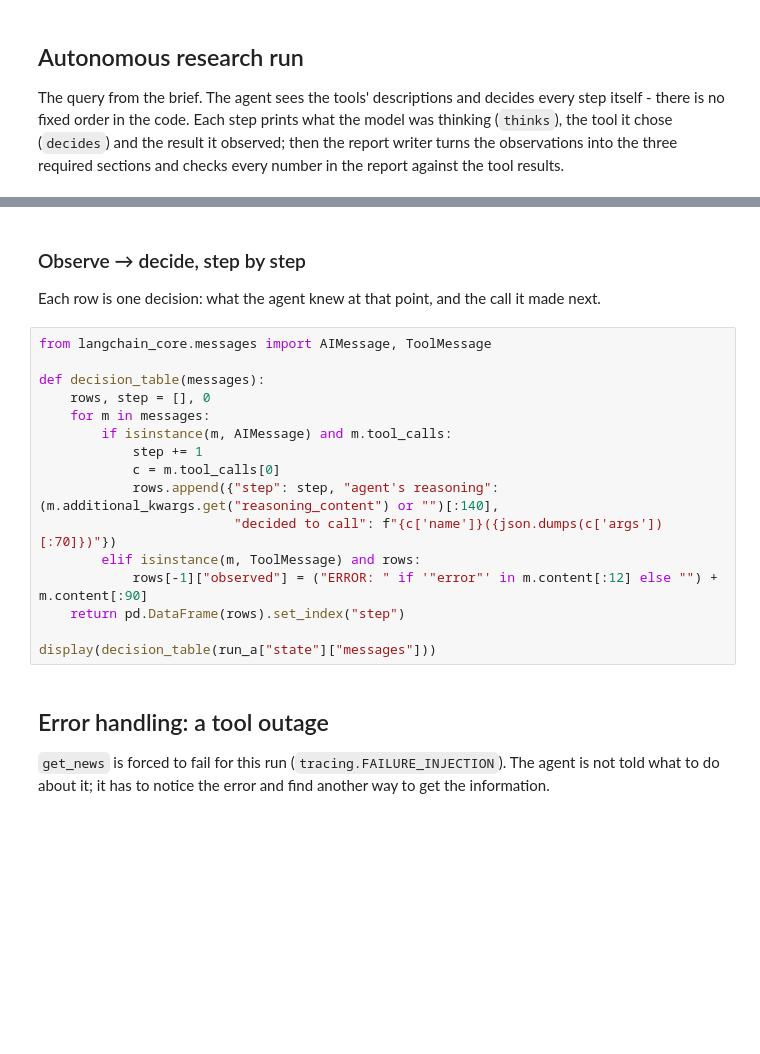
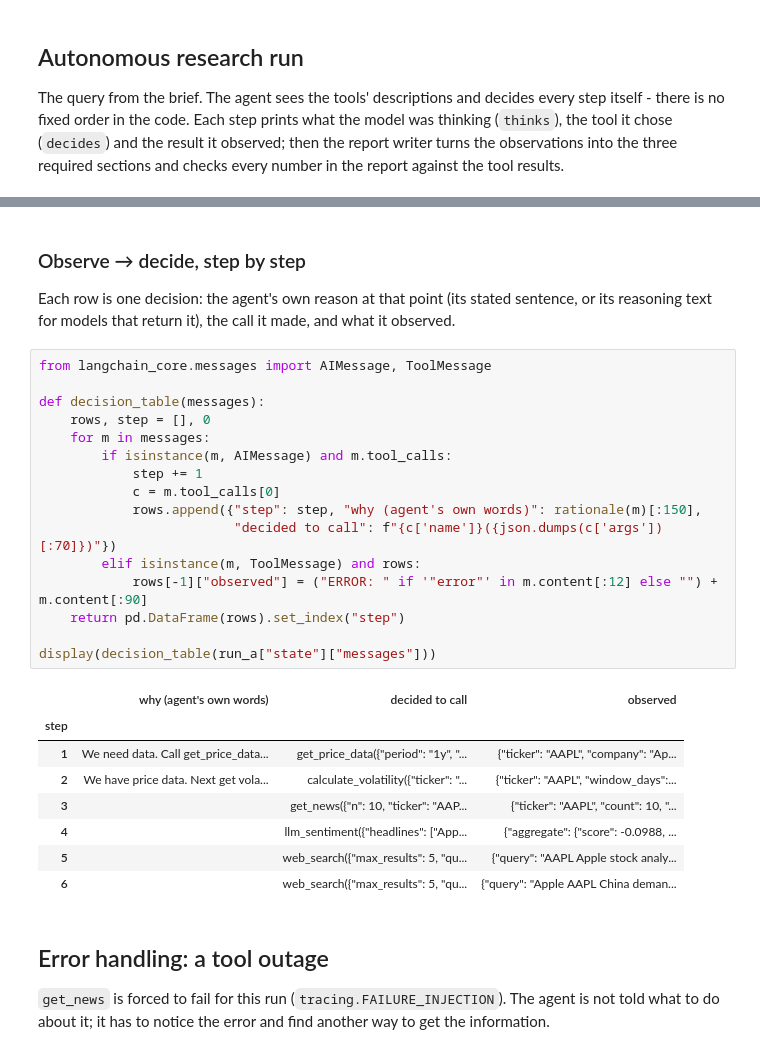
Before and after one commit to indeewara/CDAZZDEV-MLE-IndeewaraJayasuriya, a Jupyter notebook: task3_agentic/task3_multi_agent_research.ipynb, the cells around one changed output, grey strips where cells are left out. Drawn from its saved outputs; the diff is of its cells as text; blank space fills up the shorter version.

Commit message:
Task 3: executed notebook, trace, cache; quota-resilient model chain and retries

```diff
--- a/task3_agentic/task3_multi_agent_research.ipynb
+++ b/task3_agentic/task3_multi_agent_research.ipynb
@@ -109,22 +177,32 @@ print("numbers in the report not traceable to a tool result:", run_a["ungrounded
 # %% [markdown]
 ### Observe → decide, step by step
-Each row is one decision: what the agent knew at that point, and the call it made next.
+Each row is one decision: the agent's own reason at that point (its stated sentence, or its reasoning text for
+models that return it), the call it made, and what it observed.
 # %%
 from langchain_core.messages import AIMessage, ToolMessage
 
 def decision_table(messages):
     rows, step = [], 0
     for m in messages:
         if isinstance(m, AIMessage) and m.tool_calls:
             step += 1
             c = m.tool_calls[0]
-            rows.append({"step": step, "agent's reasoning": (m.additional_kwargs.get("reasoning_content") or "")[:140],
+            rows.append({"step": step, "why (agent's own words)": rationale(m)[:150],
                          "decided to call": f"{c['name']}({json.dumps(c['args'])[:70]})"})
         elif isinstance(m, ToolMessage) and rows:
             rows[-1]["observed"] = ("ERROR: " if '"error"' in m.content[:12] else "") + m.content[:90]
     return pd.DataFrame(rows).set_index("step")
 
 display(decision_table(run_a["state"]["messages"]))
+# %% [output]
+|  | why (agent's own words) | decided to call | observed |
+| step |  |  |  |
+| 1 | We need data. Call get_price_data... | get_price_data({"period": "1y", "... | {"ticker": "AAPL", "company": "Ap... |
+| 2 | We have price data. Next get vola... | calculate_volatility({"ticker": "... | {"ticker": "AAPL", "window_days":... |
+| 3 |  | get_news({"n": 10, "ticker": "AAP... | {"ticker": "AAPL", "count": 10, "... |
+| 4 |  | llm_sentiment({"headlines": ["App... | {"aggregate": {"score": -0.0988, ... |
+| 5 |  | web_search({"max_results": 5, "qu... | {"query": "AAPL Apple stock analy... |
+| 6 |  | web_search({"max_results": 5, "qu... | {"query": "Apple AAPL China deman... |
 # %% [markdown]
 ## Error handling: a tool outage
 `get_news` is forced to fail for this run (`tracing.FAILURE_INJECTION`). The agent is not told what to do about it;
```
Also changed, not shown: parts of 18 cells of this notebook, 8 other files.
